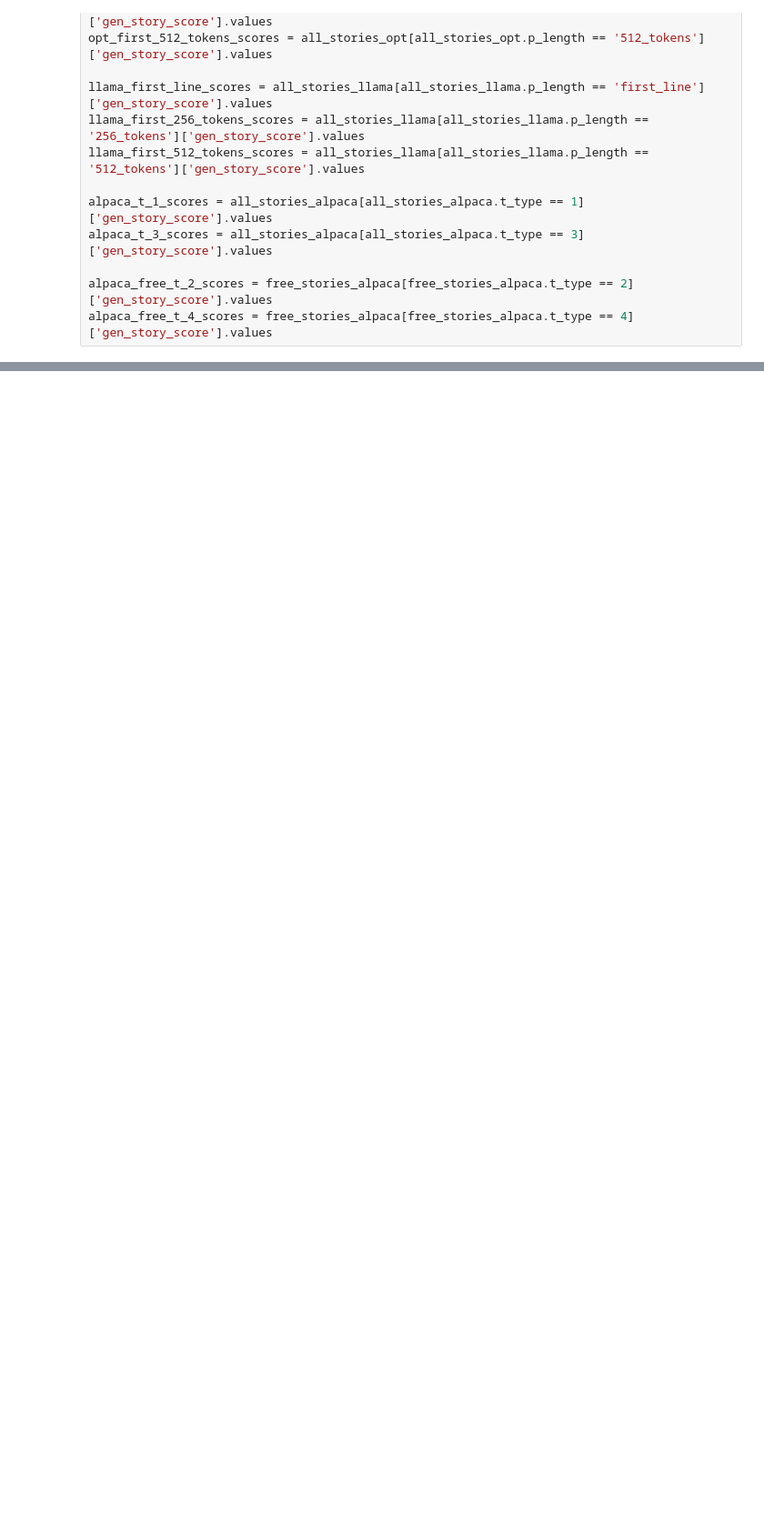
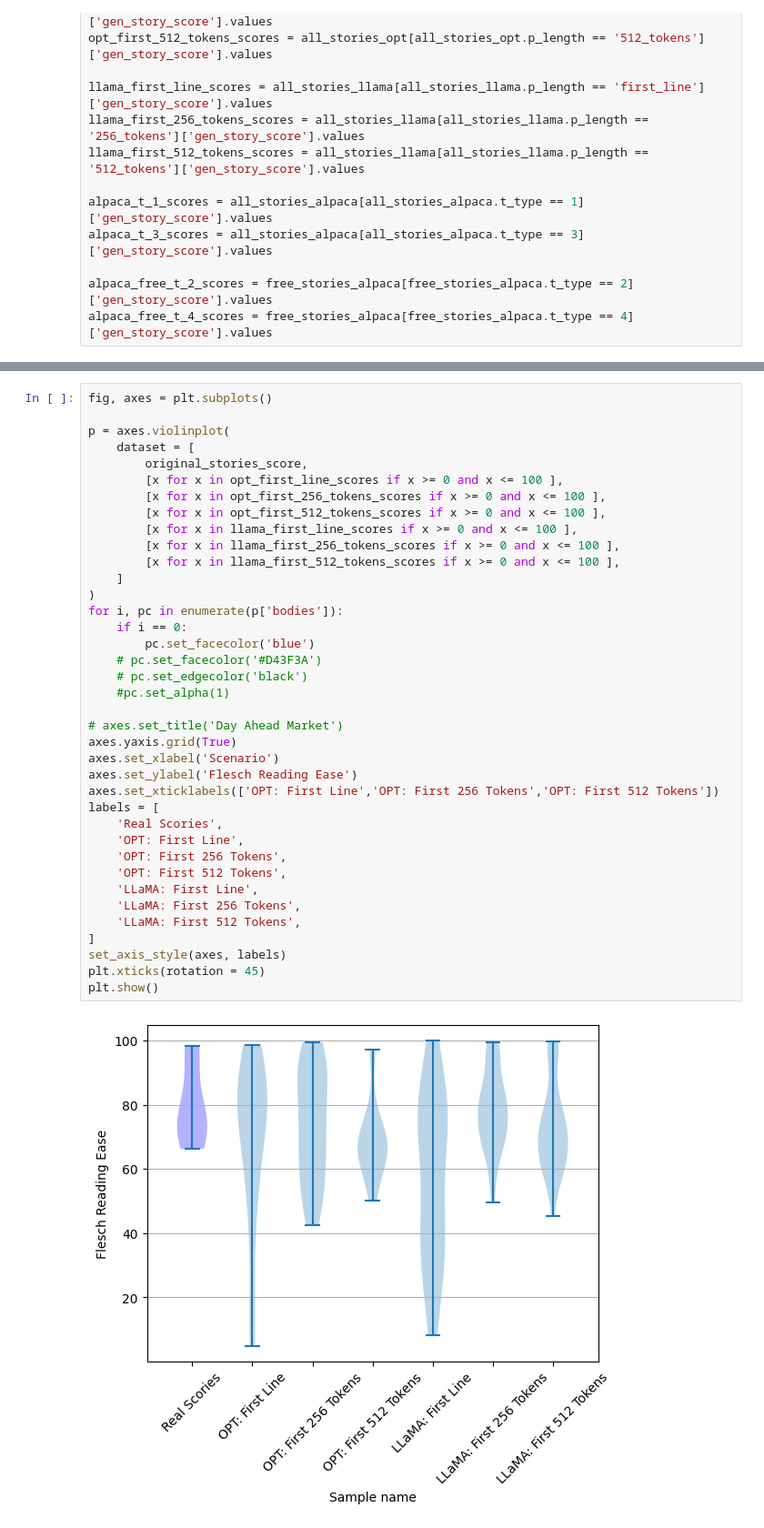
Before and after one commit to prabin525/trustworthiness-of-children-stories-generated-by-LLMs, a Jupyter notebook: analysis/readiability_score.ipynb, the cells around one changed output, grey strips where cells are left out. Shown: that part at 91% size. Cells and saved outputs as stored; diff of their text form; blank space fills up the shorter version.

```diff
--- a/analysis/readiability_score.ipynb
+++ b/analysis/readiability_score.ipynb
@@ -81,0 +123,40 @@ alpaca_free_t_4_scores = free_stories_alpaca[free_stories_alpaca.t_type == 4]['g
+# %%
+fig, axes = plt.subplots()
+
+p = axes.violinplot(
+    dataset = [
+        original_stories_score,
+        [x for x in opt_first_line_scores if x >= 0 and x <= 100 ],
+        [x for x in opt_first_256_tokens_scores if x >= 0 and x <= 100 ],
+        [x for x in opt_first_512_tokens_scores if x >= 0 and x <= 100 ],
+        [x for x in llama_first_line_scores if x >= 0 and x <= 100 ],
+        [x for x in llama_first_256_tokens_scores if x >= 0 and x <= 100 ],
+        [x for x in llama_first_512_tokens_scores if x >= 0 and x <= 100 ],
+    ]
+)
+for i, pc in enumerate(p['bodies']):
+    if i == 0:
+        pc.set_facecolor('blue')
+    # pc.set_facecolor('#D43F3A')
+    # pc.set_edgecolor('black')
+    #pc.set_alpha(1)
+
+# axes.set_title('Day Ahead Market')
+axes.yaxis.grid(True)
+axes.set_xlabel('Scenario')
+axes.set_ylabel('Flesch Reading Ease')
+axes.set_xticklabels(['OPT: First Line','OPT: First 256 Tokens','OPT: First 512 Tokens'])
+labels = [
+    'Real Scories',
+    'OPT: First Line',
+    'OPT: First 256 Tokens',
+    'OPT: First 512 Tokens',
+    'LLaMA: First Line',
+    'LLaMA: First 256 Tokens',
+    'LLaMA: First 512 Tokens',
+]
+set_axis_style(axes, labels)
+plt.xticks(rotation = 45)
+plt.show()
+# %% [output]
+[figure, added]
```
Also changed, not shown: parts of 10 cells of this notebook.
